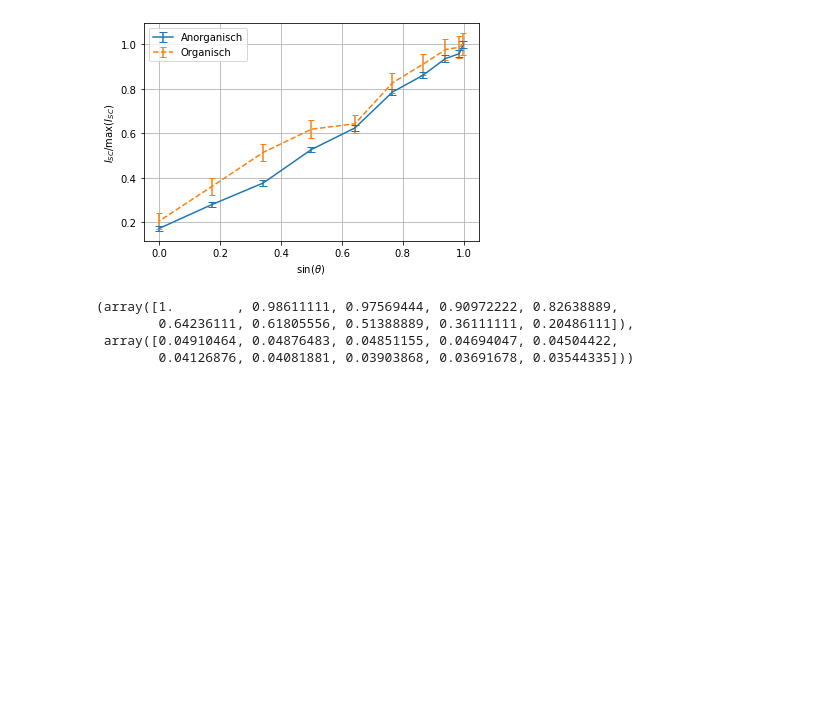
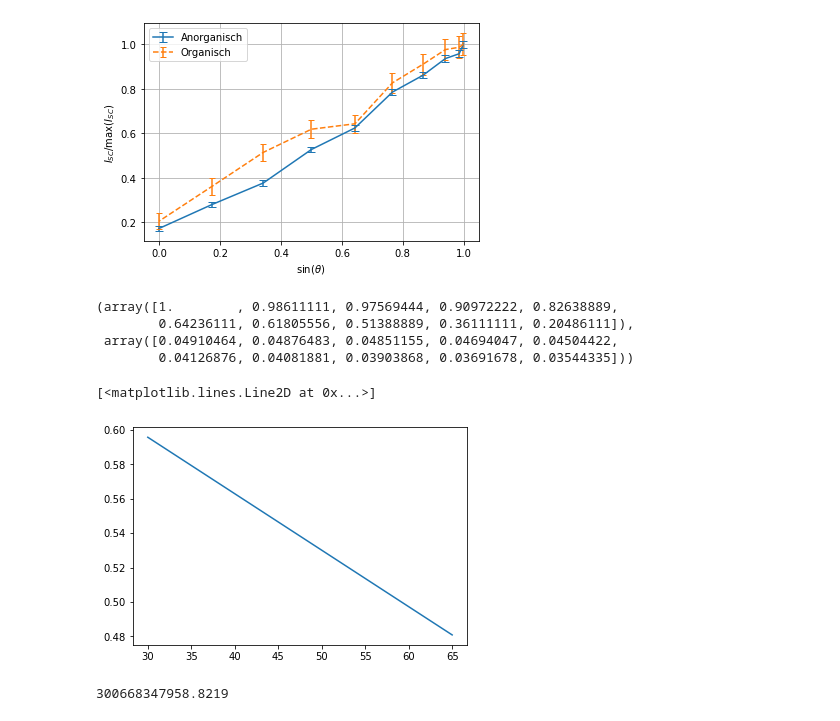
Before and after one commit to vale981/fpraktikum, a Jupyter notebook: SZ/auswertung/d.ipynb, the cells around one changed output. Cells and saved outputs as stored; diff of their text form; code cells hidden in the pictures; blank space fills up the shorter version.

```diff
--- a/SZ/auswertung/d.ipynb
+++ b/SZ/auswertung/d.ipynb
@@ -78,3 +90,13 @@ relangles
         0.64236111, 0.61805556, 0.51388889, 0.36111111, 0.20486111]),
  array([0.04910464, 0.04876483, 0.04851155, 0.04694047, 0.04504422,
         0.04126876, 0.04081881, 0.03903868, 0.03691678, 0.03544335]))
+# %%
+ts = ucs[0]
+plt.plot(ts, U(T=(273.15+ts,)))
+# %% [output]
+[<matplotlib.lines.Line2D at 0x...>]
+[figure, added]
+# %%
+I0
+# %% [output]
+300668347958.8219
```
Also changed, not shown: parts of 3 cells of this notebook, 6 other files.
